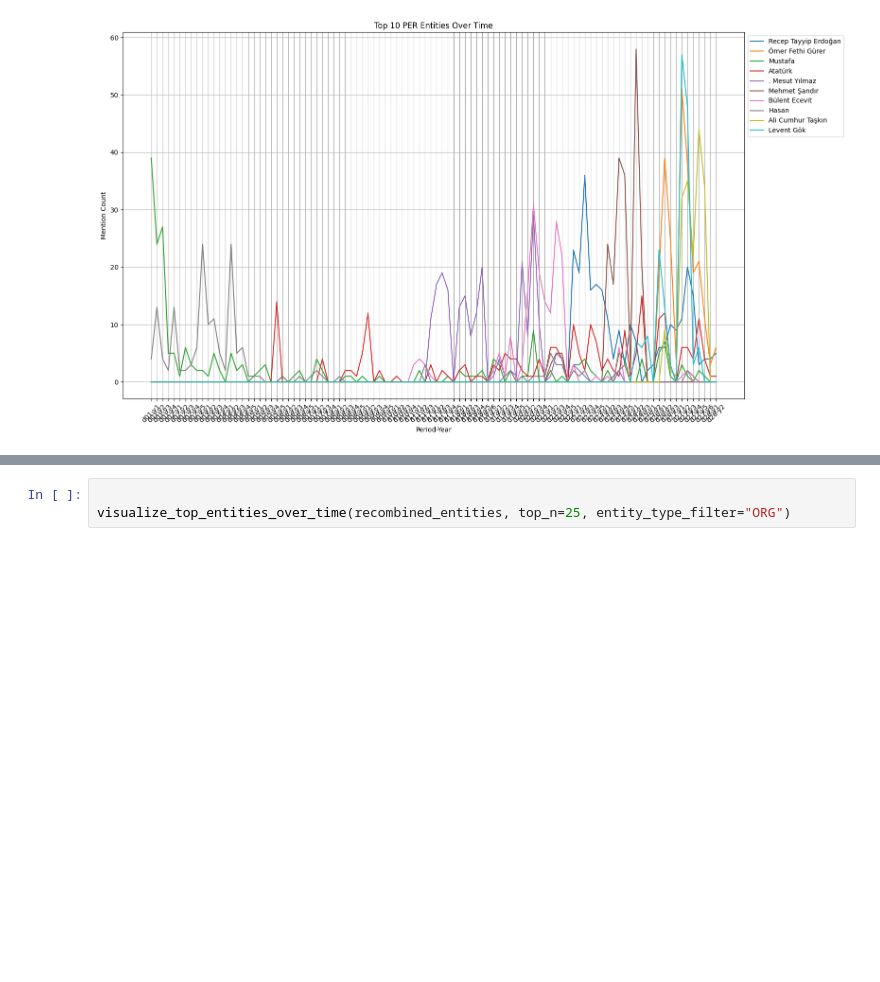
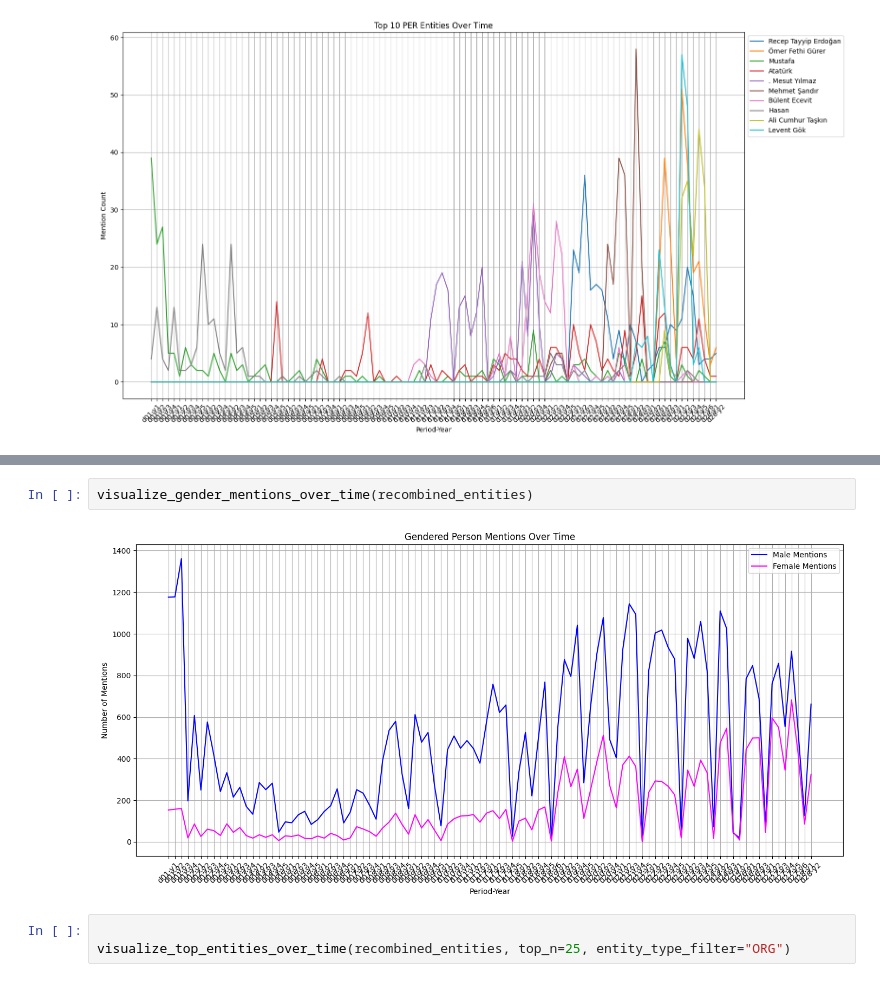
Before and after one commit to iremnuy/CMPE491, a Jupyter notebook: timeseries_entity_frequency_analysis.ipynb, the cells around one changed output, grey strips where cells are left out. Drawn from its saved outputs; the diff is of its cells as text; blank space fills up the shorter version.

```diff
--- a/timeseries_entity_frequency_analysis.ipynb
+++ b/timeseries_entity_frequency_analysis.ipynb
@@ -271,3 +383,7 @@ visualize_top_entities_over_time(recombined_entities, top_n=10, entity_type_filt
+# %%
+visualize_gender_mentions_over_time(recombined_entities)
+# %% [output]
+[figure, added]
 # %%
 
 visualize_top_entities_over_time(recombined_entities, top_n=25, entity_type_filter="ORG")
```
Also changed, not shown: parts of 4 cells of this notebook.
